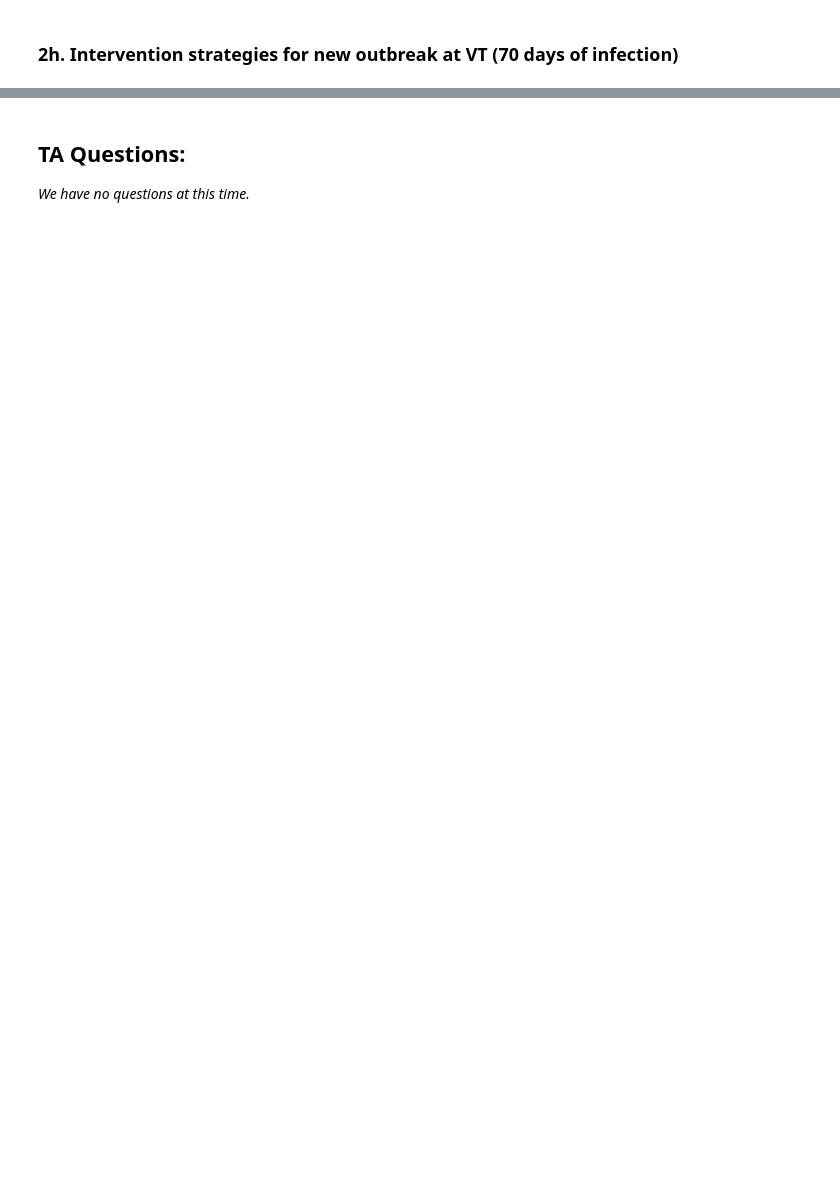
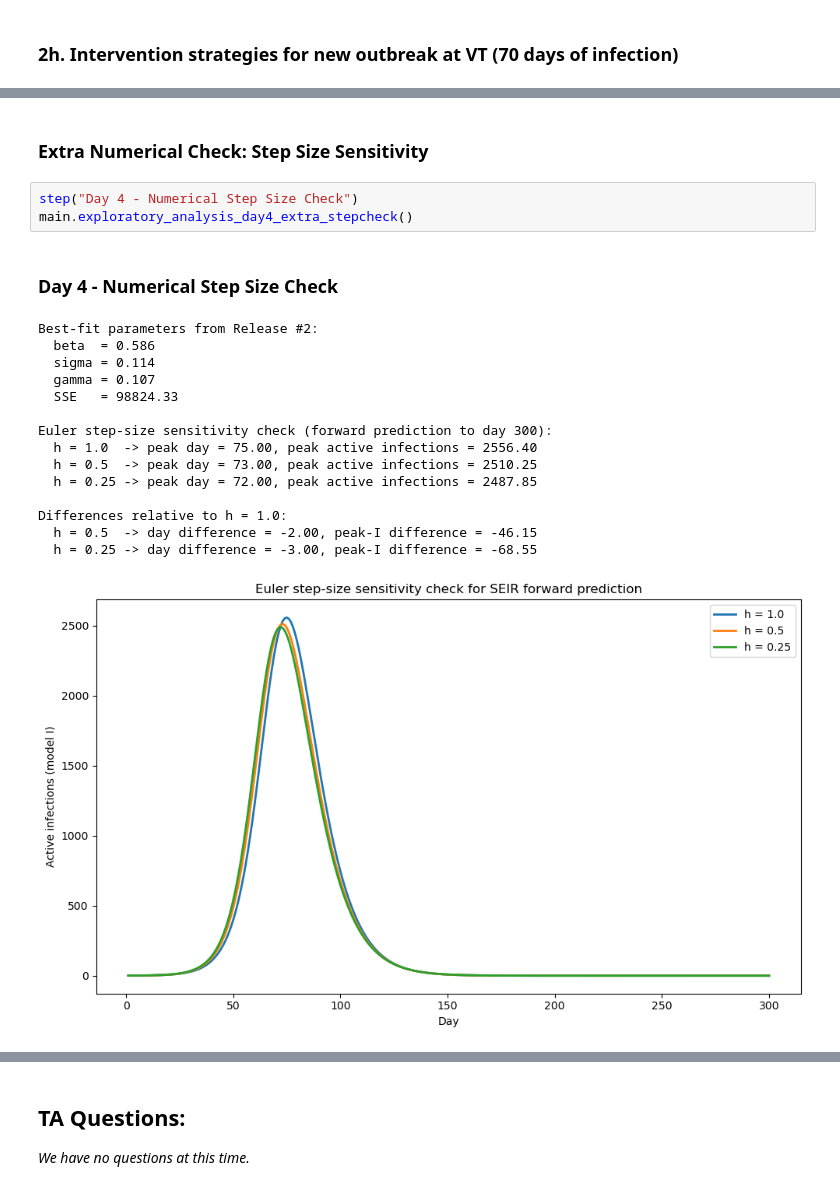
Before and after one commit to willdm1/Module-2-Epidemics-SIR-Modeling, a Jupyter notebook: Official_Marschall_Oswald_Notebook.ipynb, the cells around one changed output, grey strips where cells are left out. Cells and saved outputs as stored; diff of their text form; blank space fills up the shorter version.

```diff
--- a/Official_Marschall_Oswald_Notebook.ipynb
+++ b/Official_Marschall_Oswald_Notebook.ipynb
@@ -288,0 +327,22 @@ main.exploratory_analysis_day3_2h()
+# %% [markdown]
+### Extra Numerical Check: Step Size Sensitivity
+# %%
+step("Day 4 - Numerical Step Size Check")
+main.exploratory_analysis_day4_extra_stepcheck()
+# %% [output]
+### **Day 4 - Numerical Step Size Check**
+Best-fit parameters from Release #2:
+  beta  = 0.586
+  sigma = 0.114
+  gamma = 0.107
+  SSE   = 98824.33
+
+Euler step-size sensitivity check (forward prediction to day 300):
+  h = 1.0  -> peak day = 75.00, peak active infections = 2556.40
+  h = 0.5  -> peak day = 73.00, peak active infections = 2510.25
+  h = 0.25 -> peak day = 72.00, peak active infections = 2487.85
+
+Differences relative to h = 1.0:
+  h = 0.5  -> day difference = -2.00, peak-I difference = -46.15
+  h = 0.25 -> day difference = -3.00, peak-I difference = -68.55
+[figure, added]
```
Also changed, not shown: parts of 22 cells of this notebook.
